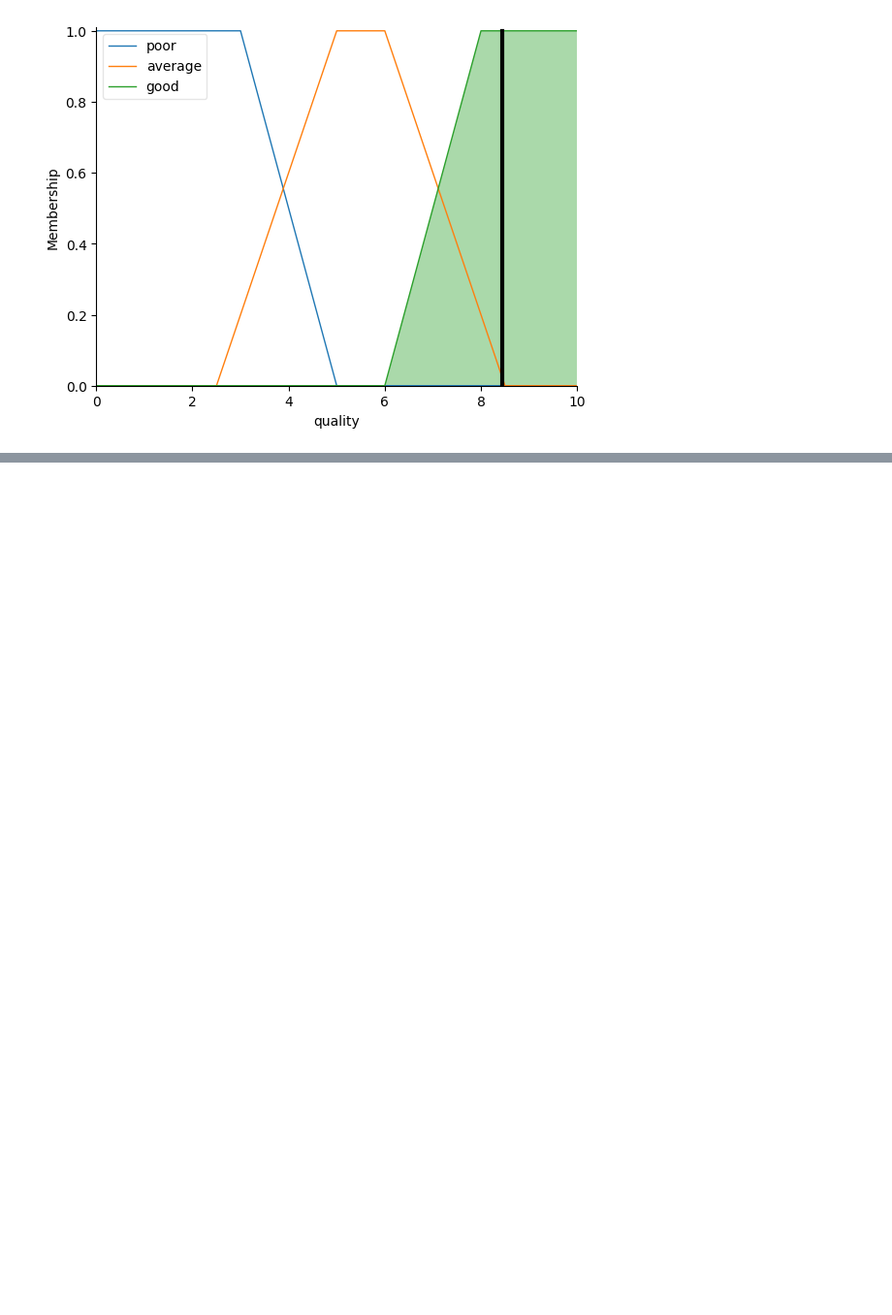
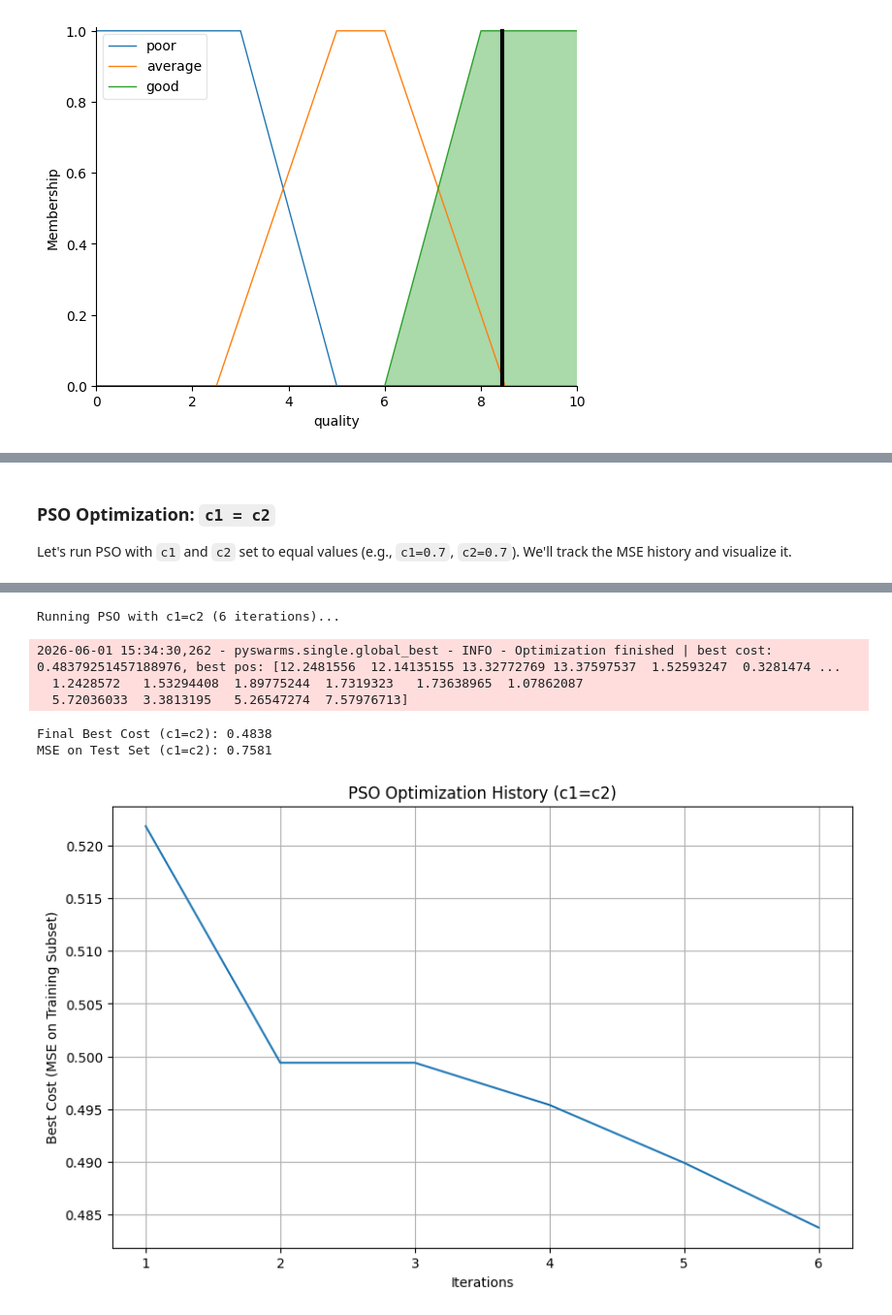
Before and after one commit to lisciu24/MIO-fuzzy-logic, a Jupyter notebook: MIO_project.ipynb, the cells around one changed output, grey strips where cells are left out. Shown at 97% size. Saved outputs shown, nothing was run; the diff lists cells and outputs as text; code cells hidden in the pictures; blank space fills up the shorter version.

Commit message:
Utworzono za pomocą Colab PSO-optimization_test

```diff
--- a/MIO_project.ipynb
+++ b/MIO_project.ipynb
@@ -337,0 +588,35 @@ def fuzzy_system_creator(parameters):
+# %% [markdown]
+### PSO Optimization: `c1 = c2`
+
+Let's run PSO with `c1` and `c2` set to equal values (e.g., `c1=0.7`, `c2=0.7`). We'll track the MSE history and visualize it.
+# %%
+# Configuration for c1 = c2
+n_particles = 30
+dimensions = 16 # Number of parameters for trapezoidal MFs
+iters = 6 # Using the max of range(2,7,2) as requested
+options_c1_eq_c2 = {'c1': 0.7, 'c2': 0.7, 'w': 0.9}
+
+print("Running PSO with c1=c2 ({} iterations)...".format(iters))
+best_cost_eq, best_pos_eq, cost_history_eq, mse_pso_eq = run_pso_and_get_history(
+    n_particles=n_particles,
+    dimensions=dimensions,
+    iters=iters,
+    options=options_c1_eq_c2,
+    pso_bounds=pso_bounds,
+    fitness_function=fitness_function,
+    X_test=X_test,
+    y_test=y_test
+)
+
+print(f"Final Best Cost (c1=c2): {best_cost_eq:.4f}")
+print(f"MSE on Test Set (c1=c2): {mse_pso_eq:.4f}")
+
+# Plot the cost history
+plt.figure(figsize=(10, 6))
+plt.plot(range(1, iters + 1), cost_history_eq)
+plt.title('PSO Optimization History (c1=c2)')
+plt.xlabel('Iterations')
+plt.ylabel('Best Cost (MSE on Training Subset)')
+plt.grid(True)
+plt.show()
+# %% [output]
@@ -337,0 +624,7 @@ def fuzzy_system_creator(parameters):
+Running PSO with c1=c2 (6 iterations)...
+2026-06-01 15:34:30,262 - pyswarms.single.global_best - INFO - Optimization finished | best cost: 0.48379251457188976, best pos: [12.2481556  12.14135155 13.32772769 13.37597537  1.52593247  0.3281474 ...
+  1.2428572   1.53294408  1.89775244  1.7319323   1.73638965  1.07862087
+  5.72036033  3.3813195   5.26547274  7.57976713]
+Final Best Cost (c1=c2): 0.4838
+MSE on Test Set (c1=c2): 0.7581
+[figure, added]
```
Also changed, not shown: parts of 19 cells of this notebook.
